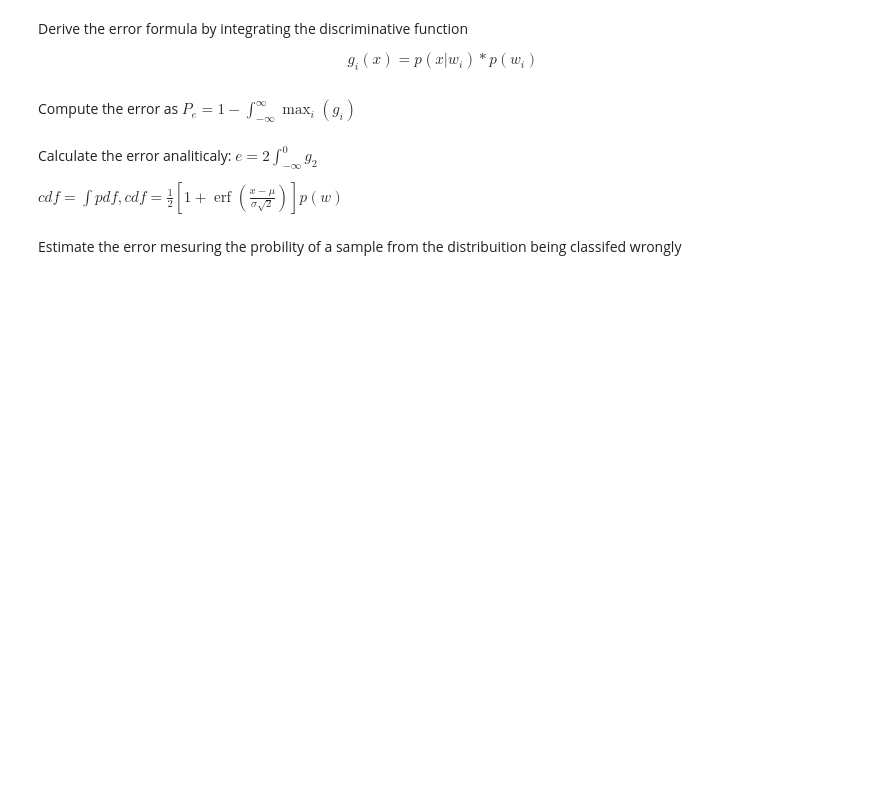
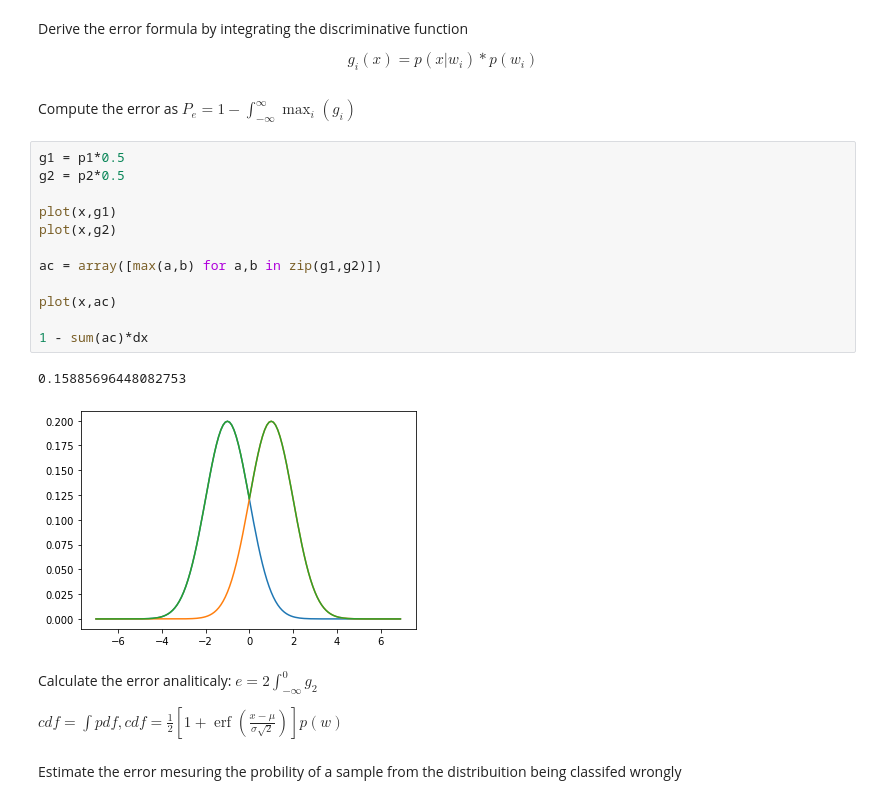
Before and after one commit to hgamboa/nova-adv-inst, a Jupyter notebook: notebooks/problems/ML 1. One dimension two class problem - PROBLEM.ipynb, the cells around one changed output. Drawn from its saved outputs; the diff is of its cells as text; blank space fills up the shorter version.

```diff
--- a/notebooks/problems/ML 1. One dimension two class problem - PROBLEM.ipynb
+++ b/notebooks/problems/ML 1. One dimension two class problem - PROBLEM.ipynb
@@ -24,6 +40,21 @@ Derive the error formula by integrating the discriminative function
 $$g_i(x) = p(x|w_i)*p(w_i)  $$
 # %% [markdown]
 Compute the error as $P_e = 1 - \int_{-\infty}^{\infty}\max_i(g_i)$
+# %%
+g1 = p1*0.5
+g2 = p2*0.5
+
+plot(x,g1)
+plot(x,g2)
+
+ac = array([max(a,b) for a,b in zip(g1,g2)])
+
+plot(x,ac)
+
+1 - sum(ac)*dx
+# %% [output]
+0.15885696448082753
+[figure, added]
 # %% [markdown]
 Calculate the error analiticaly: $ e =  2 \int_{-\infty}^0 g_2$
 
```
Also changed, not shown: parts of 4 cells of this notebook, 4 other files.
